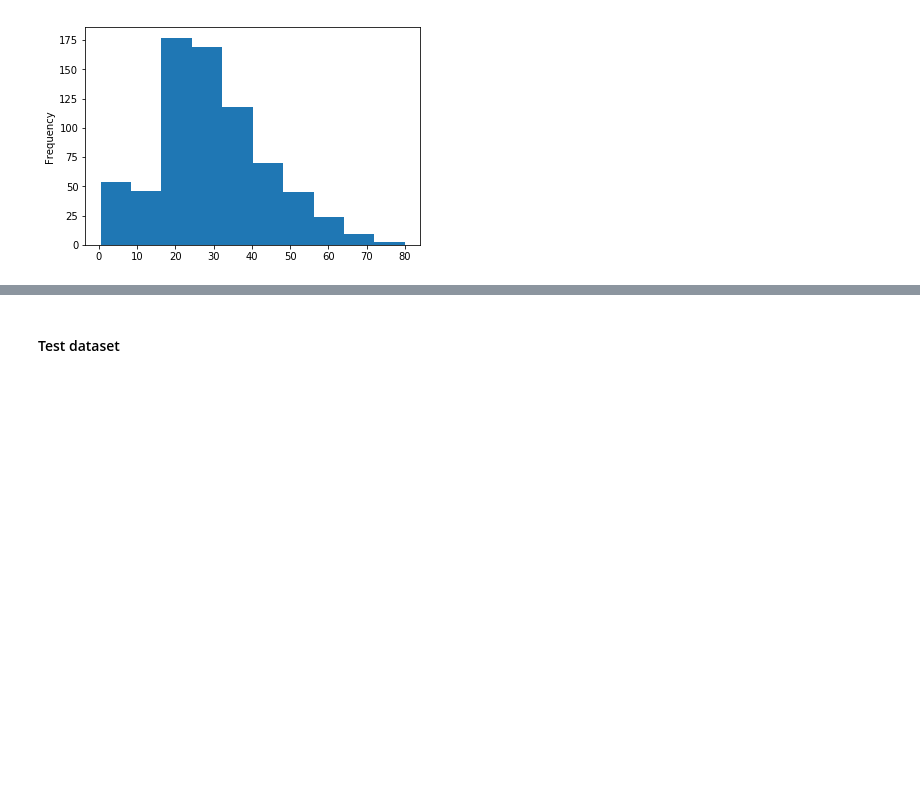
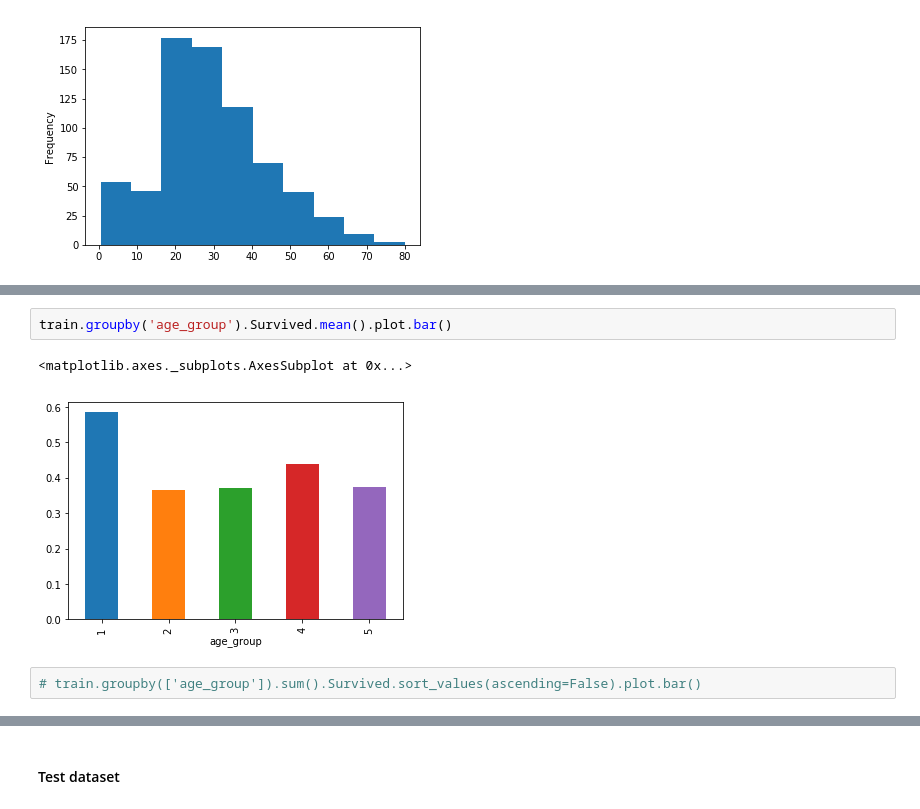
Before and after one commit to naiieandrade/titanic, a Jupyter notebook: titanic-solution_version_2.ipynb, the cells around one changed output, grey strips where cells are left out. Drawn from its saved outputs; the diff is of its cells as text; blank space fills up the shorter version.

```diff
--- a/titanic-solution_version_2.ipynb
+++ b/titanic-solution_version_2.ipynb
@@ -101,0 +257,7 @@ train['Age'].plot.hist()
+# %%
+train.groupby('age_group').Survived.mean().plot.bar()
+# %% [output]
+<matplotlib.axes._subplots.AxesSubplot at 0x...>
+[figure, added]
+# %%
+# train.groupby(['age_group']).sum().Survived.sort_values(ascending=False).plot.bar()
```
Also changed, not shown: parts of 58 cells of this notebook.
